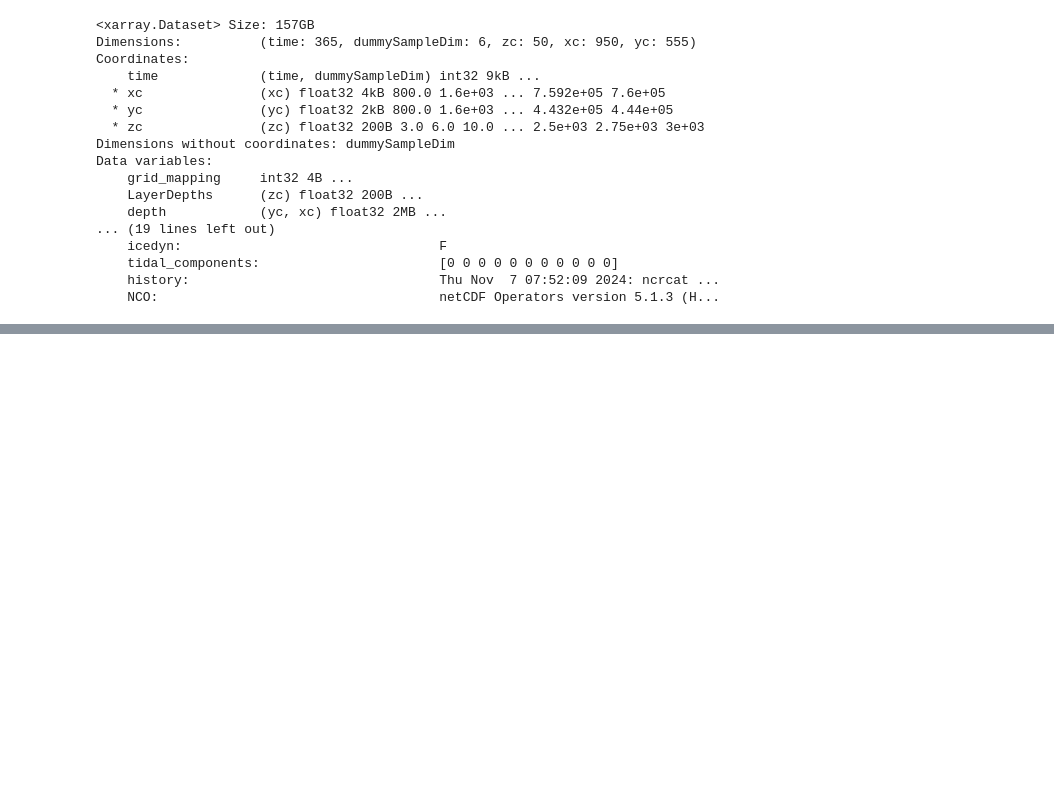
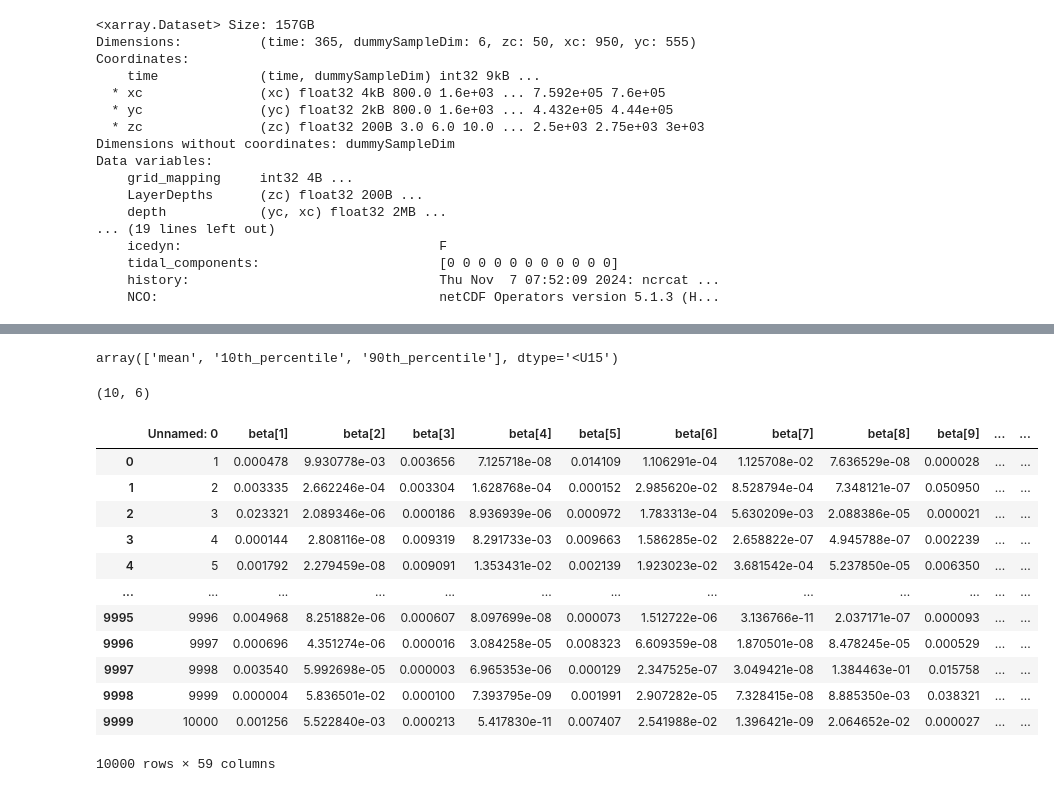
Before and after one commit to butterman0/spGDMM, a Jupyter notebook: 2_notebooks/process_grid.ipynb, the cells around one changed output, grey strips where cells are left out. Cells and saved outputs as stored; diff of their text form; code cells hidden in the pictures; blank space fills up the shorter version.

Commit message:
feat: generate SINMOD features and training data

```diff
--- a/2_notebooks/process_grid.ipynb
+++ b/2_notebooks/process_grid.ipynb
@@ -116,0 +181,69 @@ Computed statistics after 6.33 seconds
+# %%
+SINMOD_features = xr.Dataset({
+    'temperature': temp_array,
+    'salinity': salinity_array
+})
+
+#SINMOD_features.sel(stat="mean", xc=574, yc=122)
+SINMOD_features = SINMOD_features.squeeze('zc', drop=True)
+
+
+SINMOD_features['stat'].values
+# %% [output]
+array(['mean', '10th_percentile', '90th_percentile'], dtype='<U15')
+# %%
+# Get training data at sample locations
+sampled_locations = pd.read_csv("/cluster/home/haroldh/spGDMM/1_data/1_raw/synthetic_abundance/sampled_locations.csv")
+
+# Initialize an empty list to store the results
+results = np.empty((len(sampled_locations), len(SINMOD_features.data_vars) * len(SINMOD_features['stat'].values)))
+
+print(results.shape)
+
+for i, row in sampled_locations.iterrows():
+    x = row['x']
+    y = row['y']
+    j=0
+    for var in SINMOD_features.data_vars:
+        for stat in SINMOD_features['stat'].values:
+
+            # Use the values for selection
+            results[i,j] = SINMOD_features[var].isel(xc=x, yc=y).sel(stat=stat).values
+
+            j+=1
+
+            # Save results to a CSV file
+
+# Generate column names
+column_names = [f"{var}_{stat}" for var in SINMOD_features.data_vars for stat in SINMOD_features['stat'].values]
+
+# Convert results to DataFrame
+results_df = pd.DataFrame(results, columns=column_names)
+
+# Save results to a CSV file
+results_df.to_csv("/cluster/home/haroldh/spGDMM/1_data/2_processed/training/midnor_training.csv", index=False)
+# %% [output]
+(10, 6)
+# %%
+import pandas as pd
+# Get from R and then transform to biological space
+X_GDM_predictors_bs = pd.read_csv("/cluster/home/haroldh/spGDMM/1_data/2_processed/prediction/X_GDM_predictors_bs.csv")
+
+# Get beta values
+beta_posts = pd.read_csv("/cluster/home/haroldh/spGDMM/4_trained_models/mod1_SINMOD_post_samples.csv")
+# %%
+beta_posts
+# %% [output]
+|  | Unnamed: 0 | beta[1] | beta[2] | beta[3] | beta[4] | beta[5] | beta[6] | beta[7] | beta[8] | beta[9] | ... | ... |
+| 0 | 1 | 0.000478 | 9.930778e-03 | 0.003656 | 7.125718e-08 | 0.014109 | 1.106291e-04 | 1.125708e-02 | 7.636529e-08 | 0.000028 | ... | ... |
+| 1 | 2 | 0.003335 | 2.662246e-04 | 0.003304 | 1.628768e-04 | 0.000152 | 2.985620e-02 | 8.528794e-04 | 7.348121e-07 | 0.050950 | ... | ... |
+| 2 | 3 | 0.023321 | 2.089346e-06 | 0.000186 | 8.936939e-06 | 0.000972 | 1.783313e-04 | 5.630209e-03 | 2.088386e-05 | 0.000021 | ... | ... |
+| 3 | 4 | 0.000144 | 2.808116e-08 | 0.009319 | 8.291733e-03 | 0.009663 | 1.586285e-02 | 2.658822e-07 | 4.945788e-07 | 0.002239 | ... | ... |
+| 4 | 5 | 0.001792 | 2.279459e-08 | 0.009091 | 1.353431e-02 | 0.002139 | 1.923023e-02 | 3.681542e-04 | 5.237850e-05 | 0.006350 | ... | ... |
+| ... | ... | ... | ... | ... | ... | ... | ... | ... | ... | ... | ... | ... |
+| 9995 | 9996 | 0.004968 | 8.251882e-06 | 0.000607 | 8.097699e-08 | 0.000073 | 1.512722e-06 | 3.136766e-11 | 2.037171e-07 | 0.000093 | ... | ... |
+| 9996 | 9997 | 0.000696 | 4.351274e-06 | 0.000016 | 3.084258e-05 | 0.008323 | 6.609359e-08 | 1.870501e-08 | 8.478245e-05 | 0.000529 | ... | ... |
+| 9997 | 9998 | 0.003540 | 5.992698e-05 | 0.000003 | 6.965353e-06 | 0.000129 | 2.347525e-07 | 3.049421e-08 | 1.384463e-01 | 0.015758 | ... | ... |
+| 9998 | 9999 | 0.000004 | 5.836501e-02 | 0.000100 | 7.393795e-09 | 0.001991 | 2.907282e-05 | 7.328415e-08 | 8.885350e-03 | 0.038321 | ... | ... |
+| 9999 | 10000 | 0.001256 | 5.522840e-03 | 0.000213 | 5.417830e-11 | 0.007407 | 2.541988e-02 | 1.396421e-09 | 2.064652e-02 | 0.000027 | ... | ... |
+10000 rows × 59 columns
```
Also changed, not shown: parts of 4 cells of this notebook, 7 other files.
